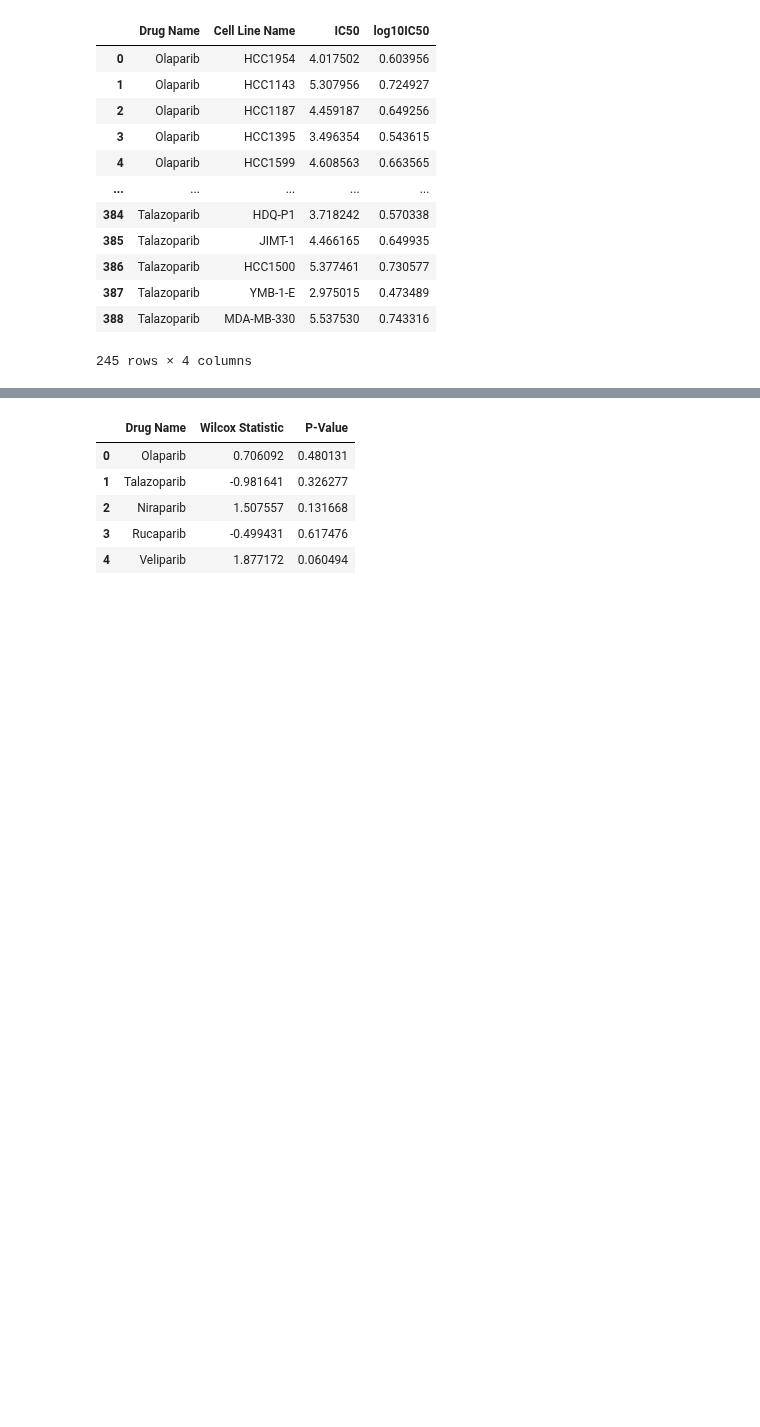
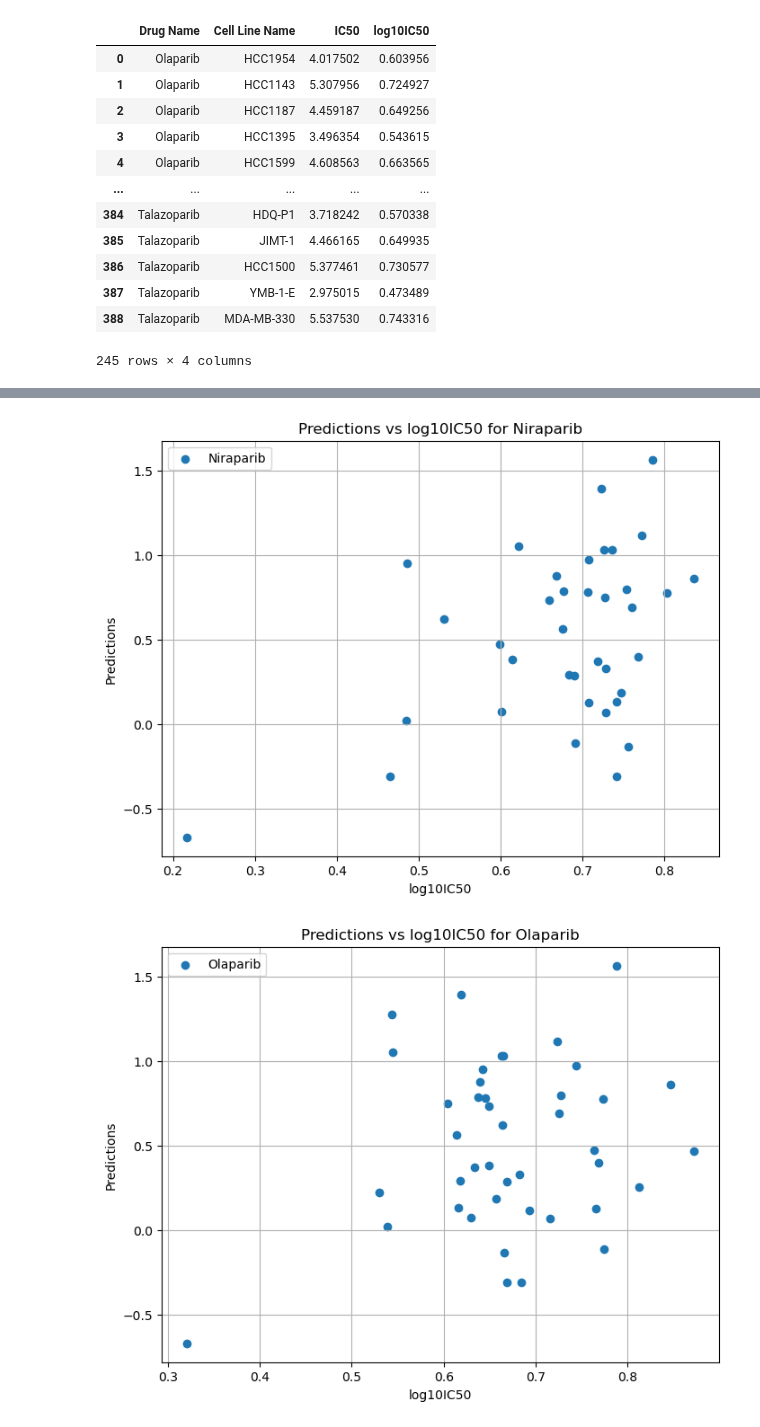
Before and after one commit to l1joseph/Multiscale_HRD_Classifier, a Jupyter notebook: prelim_analysis/BRCAness_cleanup.ipynb, the cells around one changed output, grey strips where cells are left out. Saved outputs shown, nothing was run; the diff lists cells and outputs as text; code cells hidden in the pictures; blank space fills up the shorter version.

Commit message:
runs through

```diff
--- a/prelim_analysis/BRCAness_cleanup.ipynb
+++ b/prelim_analysis/BRCAness_cleanup.ipynb
@@ -210,12 +168,23 @@ breast_filt = np.log2(breast_filt)
 # %%
+breast_filt = breast_filt.clip(lower=1e-6)
+
+# Apply log2 transformation
+breast_filt = np.log2(breast_filt)
+breast_filt.index = breast_filt.index.str.split('_').str[0]
 # Align breast_filt with deseq_filtered_rna_seq_df_common columns
 breast_filt_aligned = breast_filt.reindex(columns=deseq_filtered_rna_seq_df_common.columns, fill_value=0)
 
 # Check for column alignment
 print("Are columns aligned?", list(breast_filt_aligned.columns) == list(deseq_filtered_rna_seq_df_common.columns))
 
-# Use breast_filt_aligned for predictions
-predictions = elastic_net_model.predict(breast_filt_aligned)
-# breast_filt['predictions'] = predictions.clip(0, 1)  # Clip predictions to [0, 1]
+feature_columns = breast_filt_aligned.columns  # Adjust if necessary
+X = breast_filt_aligned[feature_columns]
+
+# Generate predictions
+predictions = elastic_net_model.predict(X)
+
+# Add the predictions to the DataFrame
+breast_filt_aligned['Predictions'] = predictions
+predictions
 # %% [output]
 Are columns aligned? True
@@ -252,7 +205,16 @@ parpi_resp_filt = parpi_resp[['Drug Name', 'Cell Line Name', 'IC50']].copy()
 # Apply transformations explicitly
 parpi_resp_filt['IC50'] = parpi_resp_filt['IC50'].clip(lower=1e-6)
 parpi_resp_filt['log10IC50'] = np.log10(parpi_resp_filt['IC50'])
-parpi_resp_filt
+
+parpi_resp_filt["Cell Line Name"] = parpi_resp_filt["Cell Line Name"].str.replace("-", "", regex=True)
+
+merged_df = breast_filt_aligned.merge(
+    parpi_resp_filt,
+    right_on ='Cell Line Name',
+    left_index=True
+)
+subset_df = merged_df[['Cell Line Name', 'Drug Name', 'Predictions', 'log10IC50']]
+subset_df
 # %% [output]
 |  | Drug Name | Cell Line Name | IC50 | log10IC50 |
 | 0 | Olaparib | HCC1954 | 4.017502 | 0.603956 |
@@ -323,9 +232,19 @@ wilcox_results_df = pd.DataFrame(results)
-# %%
-wilcox_results_df
-# %% [output]
-|  | Drug Name | Wilcox Statistic | P-Value |
-| 0 | Olaparib | 0.706092 | 0.480131 |
-| 1 | Talazoparib | -0.981641 | 0.326277 |
-| 2 | Niraparib | 1.507557 | 0.131668 |
-| 3 | Rucaparib | -0.499431 | 0.617476 |
-| 4 | Veliparib | 1.877172 | 0.060494 |
+# %%
+import matplotlib.pyplot as plt
+
+# Group the DataFrame by 'Drug Name'
+grouped = merged_df.groupby('Drug Name')
+
+# Loop through each group and create a plot
+for drug_name, group in grouped:
+    plt.figure(figsize=(8, 6))
+    plt.scatter(group['log10IC50'], group['Predictions'], label=drug_name)
+    plt.title(f'Predictions vs log10IC50 for {drug_name}')
+    plt.xlabel('log10IC50')
+    plt.ylabel('Predictions')
+    plt.grid(True)
+    plt.legend()
+    plt.show()
+# %% [output]
+[figure, added]
+[figure, added]
```
Also changed, not shown: parts of 10 cells of this notebook.
